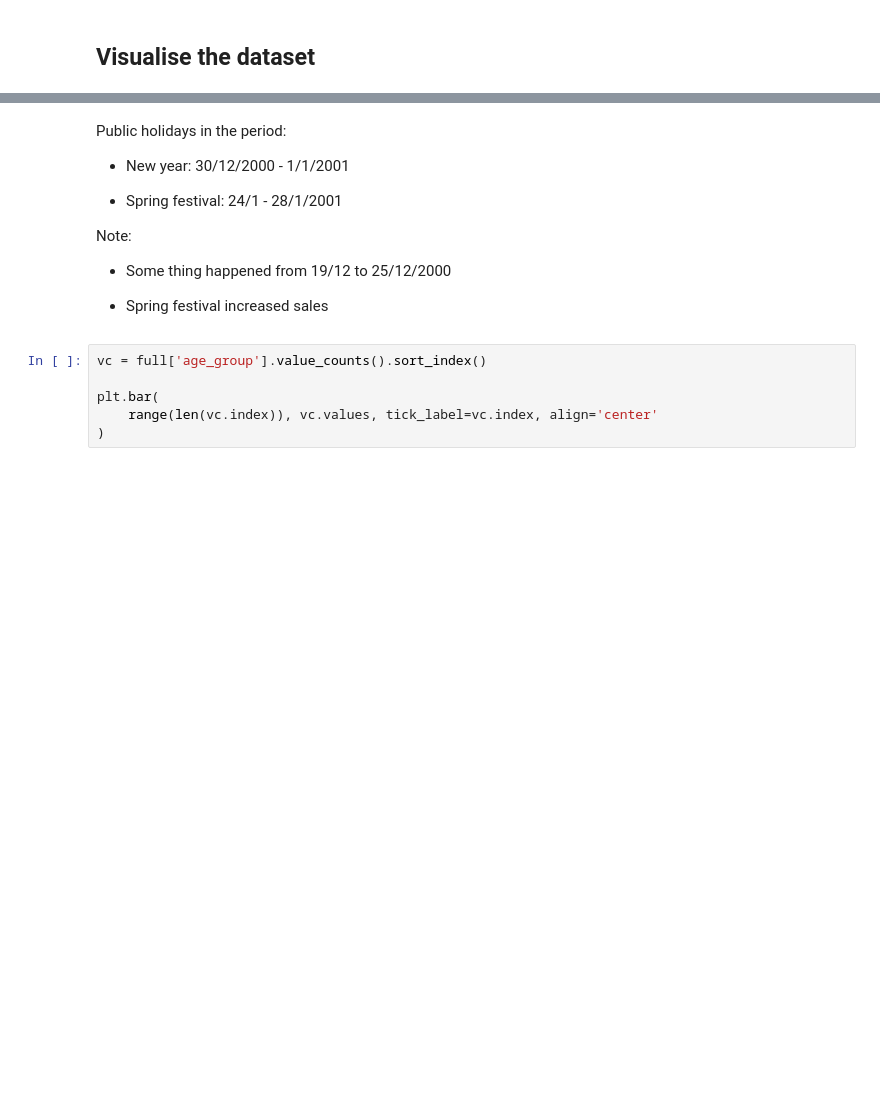
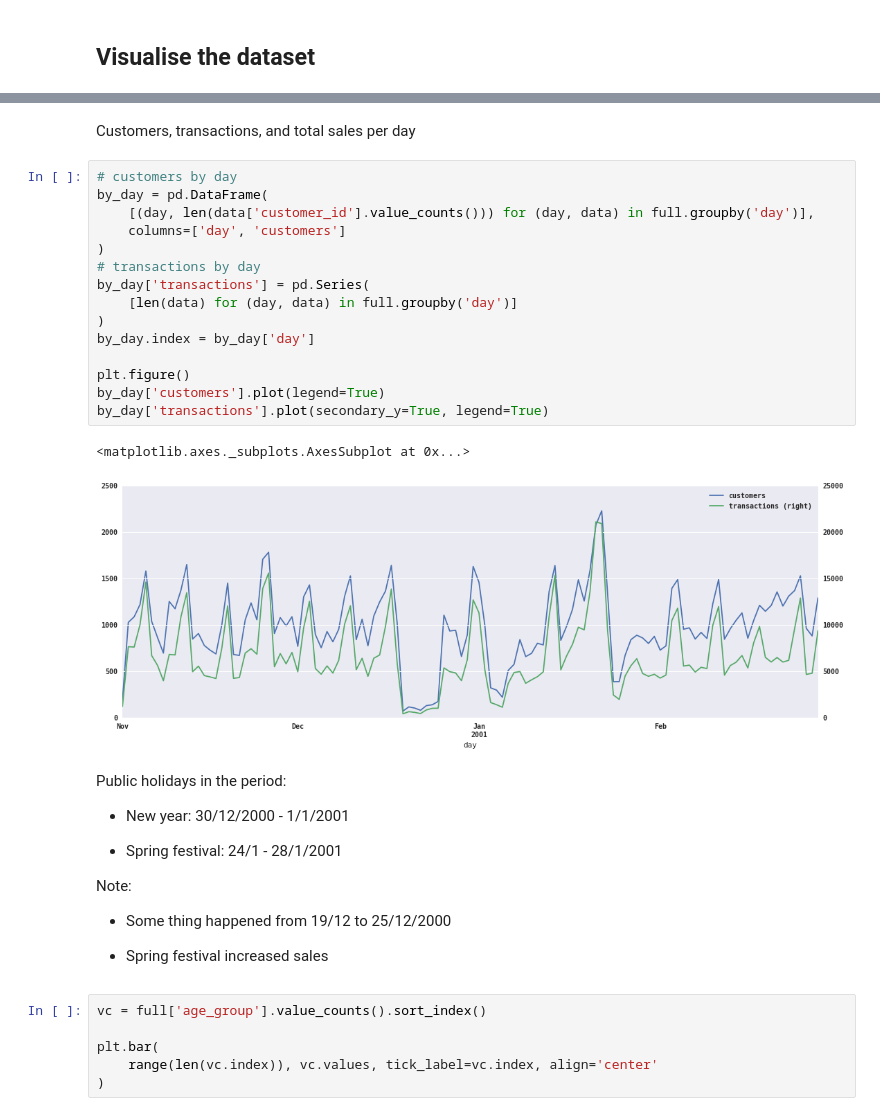
Before and after one commit to shuaiyuancn/commercial-science-taster, a Jupyter notebook: notebooks/00 Ta-feng dataset.ipynb, the cells around one changed output, grey strips where cells are left out. Drawn from its saved outputs; the diff is of its cells as text; blank space fills up the shorter version.

```diff
--- a/notebooks/00 Ta-feng dataset.ipynb
+++ b/notebooks/00 Ta-feng dataset.ipynb
@@ -121,3 +115,23 @@ plt.bar(
+# %% [markdown]
+Customers, transactions, and total sales per day
+# %%
+# customers by day
+by_day = pd.DataFrame(
+    [(day, len(data['customer_id'].value_counts())) for (day, data) in full.groupby('day')],
+    columns=['day', 'customers']
+)
+# transactions by day
+by_day['transactions'] = pd.Series(
+    [len(data) for (day, data) in full.groupby('day')]
+)
+by_day.index = by_day['day']
+
+plt.figure()
+by_day['customers'].plot(legend=True)
+by_day['transactions'].plot(secondary_y=True, legend=True)
+# %% [output]
+<matplotlib.axes._subplots.AxesSubplot at 0x...>
+[figure, added]
 # %% [markdown]
 Public holidays in the period:
 
```
Also changed, not shown: parts of 37 cells of this notebook.
